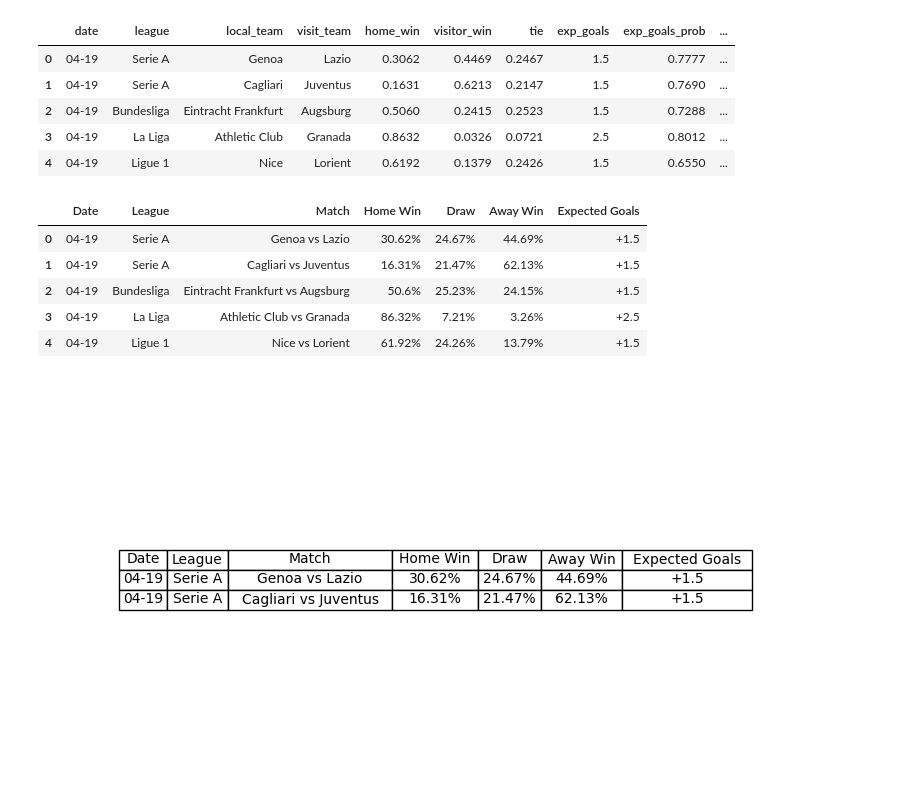
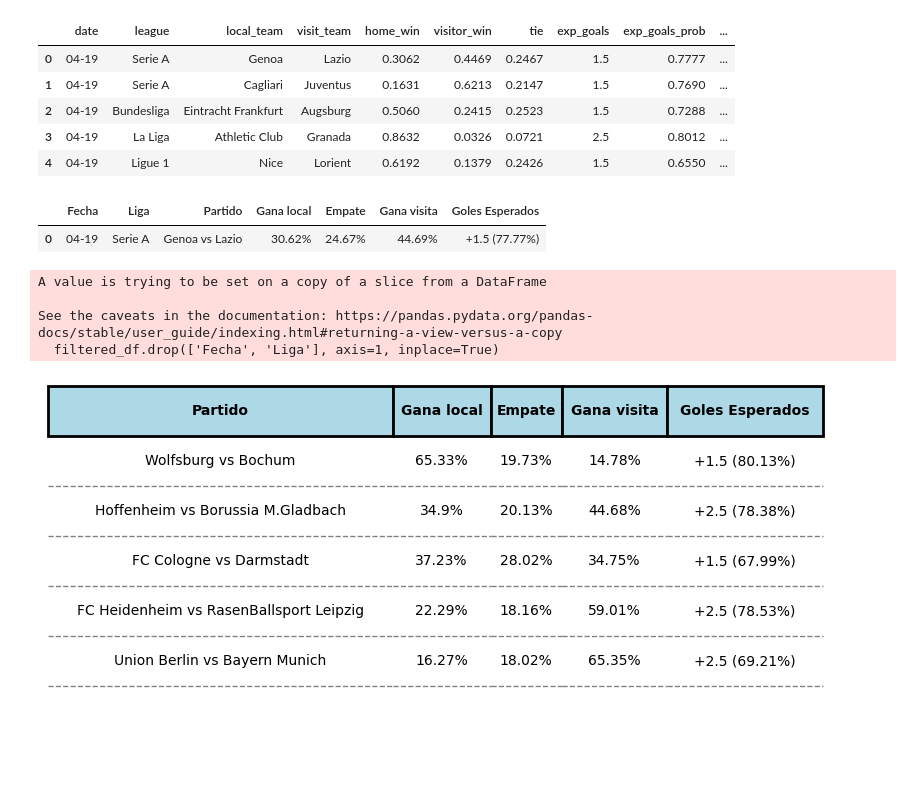
Before and after one commit to danielAcl9/FootballFuturology, a Jupyter notebook: table_graphication.ipynb, the cells around one changed output. Cells and saved outputs as stored; diff of their text form; code cells hidden in the pictures; blank space fills up the shorter version.

Commit message:
First version of tablemaker

```diff
--- a/table_graphication.ipynb
+++ b/table_graphication.ipynb
@@ -20,43 +20,58 @@ df.head(5)
 
 df2 = pd.DataFrame()
 
-df2['Date'] = df['date']
-df2['League'] = df['league']
-df2['Match'] = df['local_team'] + ' vs ' + df['visit_team']
+df2['Fecha'] = df['date']
+df2['Liga'] = df['league']
+df2['Partido'] = df['local_team'] + ' vs ' + df['visit_team']
 
-df2['Home Win'] = (df['home_win']*100).round(2).apply(lambda x: f"{x}%")
-df2['Draw'] = (df['tie']*100).round(2).apply(lambda x: f"{x}%")
-df2['Away Win'] = (df['visitor_win']*100).round(2).apply(lambda x: f"{x}%")
+df2['Gana local'] = (df['home_win']*100).round(2).apply(lambda x: f"{x}%")
+df2['Empate'] = (df['tie']*100).round(2).apply(lambda x: f"{x}%")
+df2['Gana visita'] = (df['visitor_win']*100).round(2).apply(lambda x: f"{x}%")
 
-df2['Expected Goals'] = '+' + df['exp_goals'].astype(str)
-df2.head(5)
+df2['Goles Esperados'] = '+' + df['exp_goals'].astype(str) +' (' + (df['exp_goals_prob']*100).round(2).apply(lambda x: f"{x}%") + ')'
+df2.head(1)
 # %% [output]
-|  | Date | League | Match | Home Win | Draw | Away Win | Expected Goals |
-| 0 | 04-19 | Serie A | Genoa vs Lazio | 30.62% | 24.67% | 44.69% | +1.5 |
-| 1 | 04-19 | Serie A | Cagliari vs Juventus | 16.31% | 21.47% | 62.13% | +1.5 |
-| 2 | 04-19 | Bundesliga | Eintracht Frankfurt vs Augsburg | 50.6% | 25.23% | 24.15% | +1.5 |
-| 3 | 04-19 | La Liga | Athletic Club vs Granada | 86.32% | 7.21% | 3.26% | +2.5 |
-| 4 | 04-19 | Ligue 1 | Nice vs Lorient | 61.92% | 24.26% | 13.79% | +1.5 |
+|  | Fecha | Liga | Partido | Gana local | Empate | Gana visita | Goles Esperados |
+| 0 | 04-19 | Serie A | Genoa vs Lazio | 30.62% | 24.67% | 44.69% | +1.5 (77.77%) |
 # %%
 # Filter the dataframe based on conditions
-filtered_df = df2[(df2['Date'] == '04-19') & (df2['League'] == 'Serie A')]
+filtered_df = df2[(df2['Fecha'] == '04-20') & (df2['Liga'] == 'Bundesliga')]
+filtered_df.drop(['Fecha', 'Liga'], axis=1, inplace=True)
+# %% [output]
+A value is trying to be set on a copy of a slice from a DataFrame
+
+See the caveats in the documentation: https://pandas.pydata.org/pandas-docs/stable/user_guide/indexing.html#returning-a-view-versus-a-copy
+  filtered_df.drop(['Fecha', 'Liga'], axis=1, inplace=True)
 # %%
 # Create a matplotlib table
-fig, ax = plt.subplots(figsize=(10, 5))
+fig, ax = plt.subplots(figsize=(1, len(filtered_df) * 0.5))
 table = ax.table(cellText=filtered_df.values, colLabels=filtered_df.columns, loc='center')
 
+ncols = len(filtered_df.columns)
+nrows = len(filtered_df)
+
 # Customize the table appearance
-table.auto_set_font_size(False)
-table.scale(1.2, 1.2)
+# table.set_fontsize(14)
+table.scale(3, 3)
 table.auto_set_column_width(col=list(range(len(df2))))  # Ajustar el ancho de la columna automáticamente
 
 # Center the cell text and wrap the column width
 for cell in table.get_celld().values():
     cell.set_text_props(horizontalalignment='center')
-    cell.loc = 'center'
+
+# Estilo de los nombres de las columnas (negrita)
+for (i, j), cell in table.get_celld().items():
+    if i == 0:  # Si es la fila de los nombres de las columnas
+        cell.set_text_props(fontweight='bold')  # Establecer negrita
+        cell.set_facecolor('#add8e6')  # Color de fondo para la primera fila (azul claro)
+        cell.set_linewidth(2)
+    else:
+        cell.set_edgecolor('grey')  # Establecer color de borde
+        cell.set_linestyle('--')  # Establecer estilo de línea punteada
+        cell.visible_edges = 'B'  # Mostrar solo los bordes superiores
 
 ax.axis('off')
 
 plt.show()
 # %% [output]
-[figure, old version]
+[figure, new version]
```
